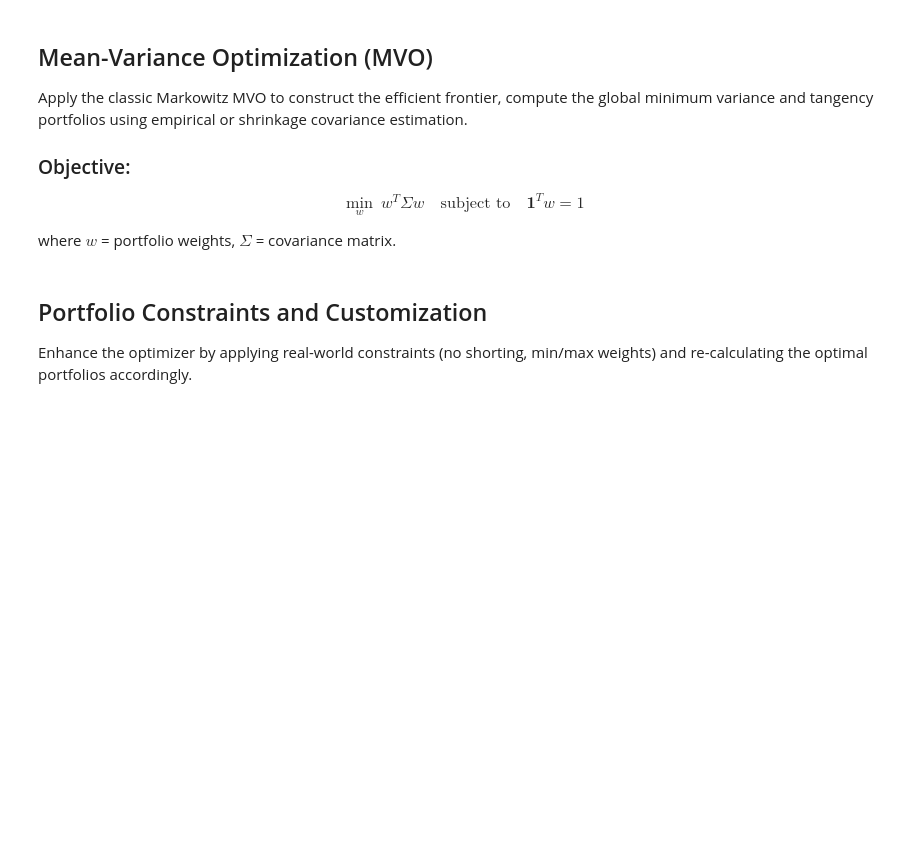
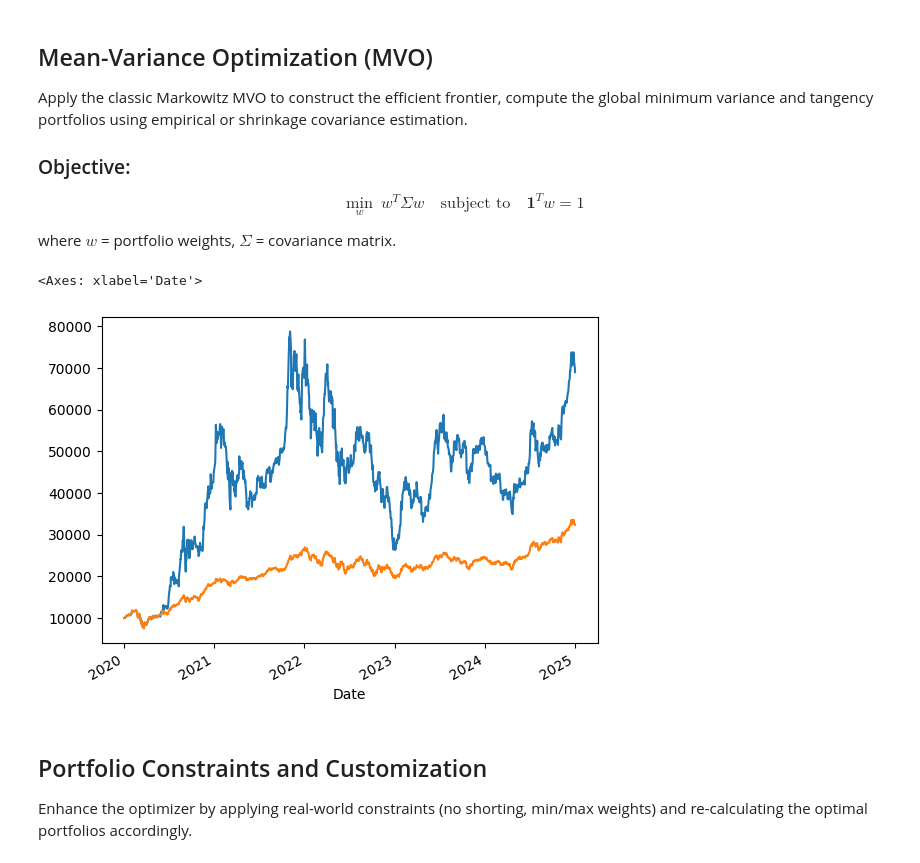
Before and after one commit to devanshu-cosmo/ml-projects, a Jupyter notebook: portfolio_optimization/portfolio_opt.ipynb, the cells around one changed output. Drawn from its saved outputs; the diff is of its cells as text; code cells hidden in the pictures; blank space fills up the shorter version.

```diff
--- a/portfolio_optimization/portfolio_opt.ipynb
+++ b/portfolio_optimization/portfolio_opt.ipynb
@@ -92,6 +92,16 @@ def compute_portfolio_metrics(exp_returns, cov_matrix, risk_free_rate=rf_rate):
         }
     }
     return results
+# %%
+equi_portfolio_returns = get_portfolio_returns(daily_returns, np.repeat(1 / price.shape[1], price.shape[1]))
+equi_portfolio_value = get_cumulative_portfolio_value(equi_portfolio_returns, 10000)
+# %%
+# a['weights'].plot()
+a['portfolio_value'].plot()
+equi_portfolio_value.plot()
+# %% [output]
+<Axes: xlabel='Date'>
+[figure, added]
 # %% [markdown]
 ## Portfolio Constraints and Customization
 
```
Also changed, not shown: parts of 10 cells of this notebook.
